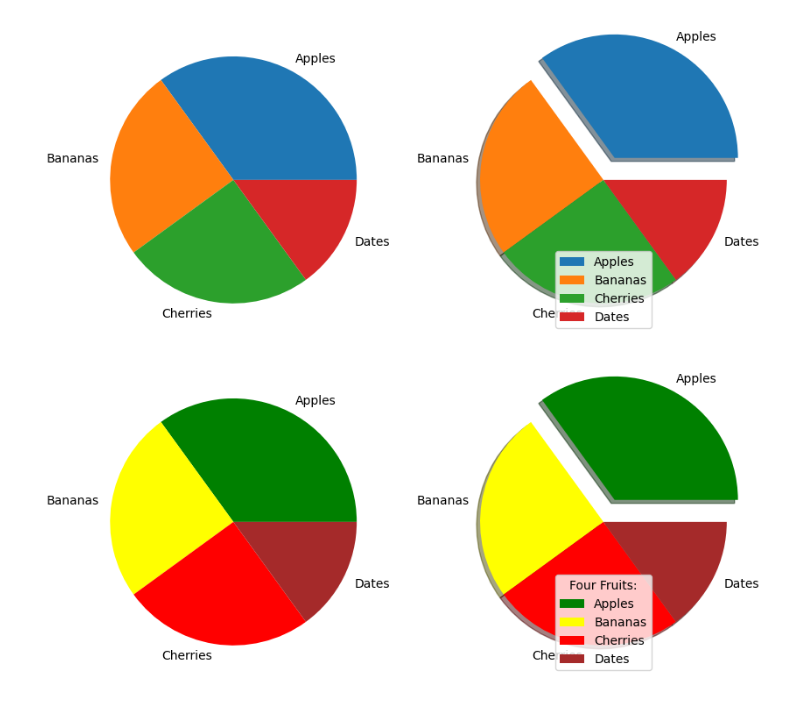
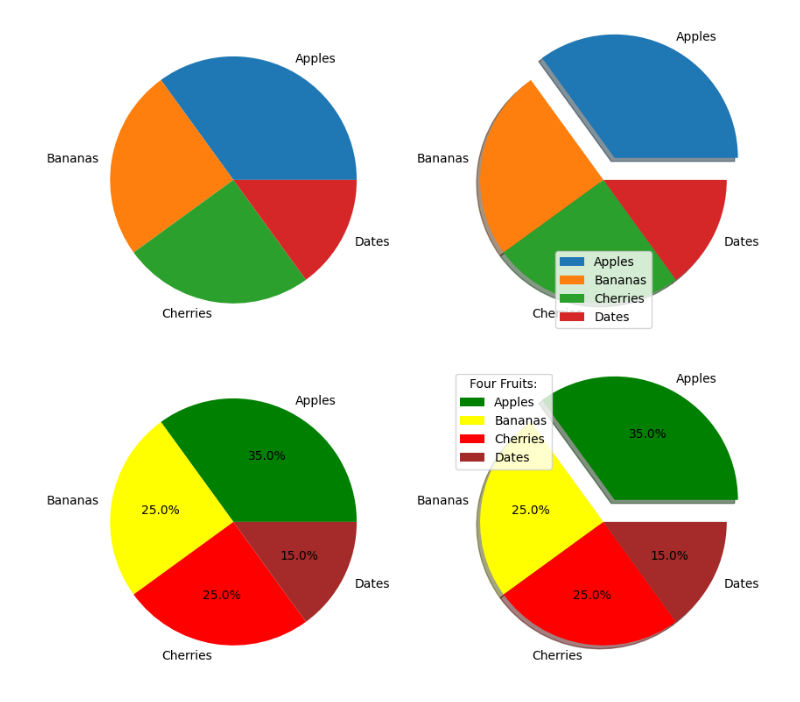
Before and after one commit to BENMEZIAN/Matplotlib-tutorial, a Jupyter notebook: Part_06_Pie_chart_matplotlib.ipynb, the cells around one changed output. Drawn from its saved outputs; the diff is of its cells as text; code cells hidden in the pictures.

```diff
--- a/Part_06_Pie_chart_matplotlib.ipynb
+++ b/Part_06_Pie_chart_matplotlib.ipynb
@@ -78,18 +78,18 @@ plt.show()
 # %%
 import matplotlib.pyplot as plt
 import numpy as np
 
 y = np.array([35, 25, 25, 15])
 mylabels = ["Apples", "Bananas", "Cherries", "Dates"]
 mycolors = ["green", "yellow", "red", "brown"]
 myexplode = [0.2, 0, 0, 0]
 
 fig = plt.figure(figsize=(10, 7))
 plt.subplot(1, 2, 1)
-plt.pie(y, labels = mylabels, colors=mycolors)
+plt.pie(y, labels = mylabels, colors=mycolors, autopct="%0.1f%%")
 plt.subplot(1, 2, 2)
-plt.pie(y, labels = mylabels, colors=mycolors, explode = myexplode, shadow = True)
-plt.legend(title = "Four Fruits:")
+plt.pie(y, labels = mylabels, colors=mycolors, autopct="%0.1f%%",explode = myexplode, shadow = True)
+plt.legend(loc=2, title = "Four Fruits:")
 plt.show()
 # %% [output]
-[figure, old version]
+[figure, new version]
```
